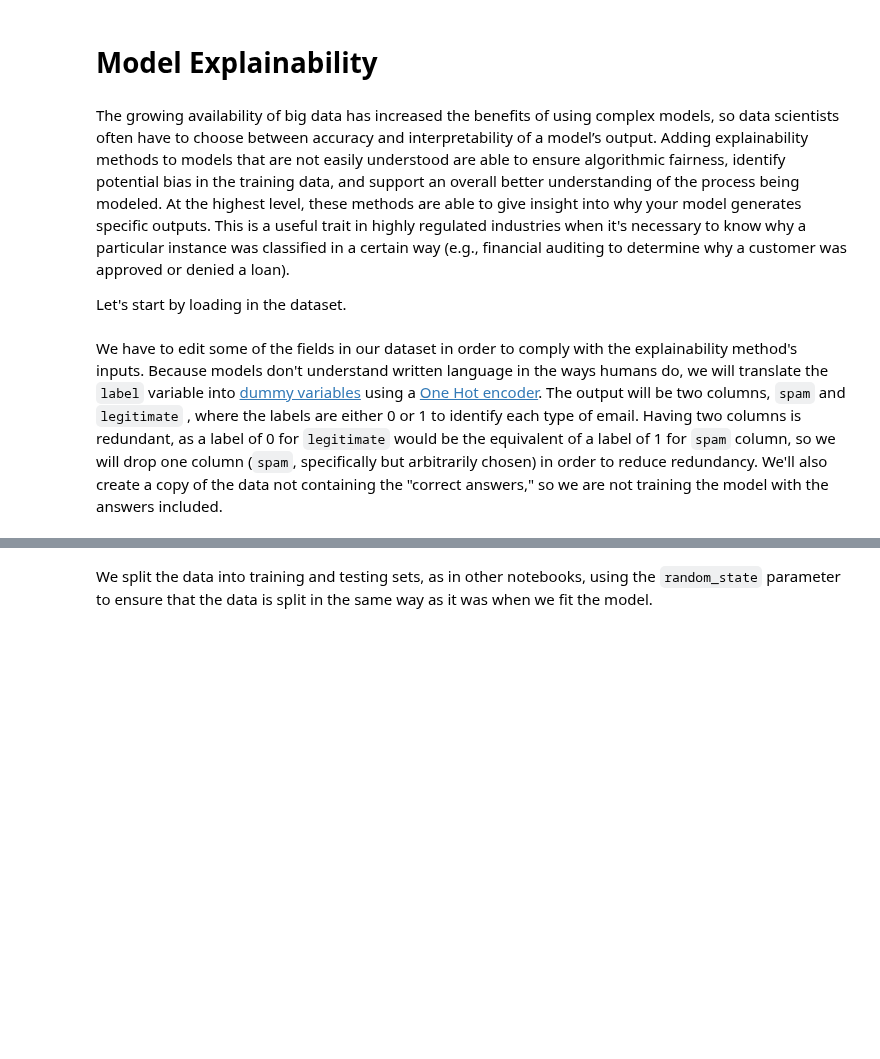
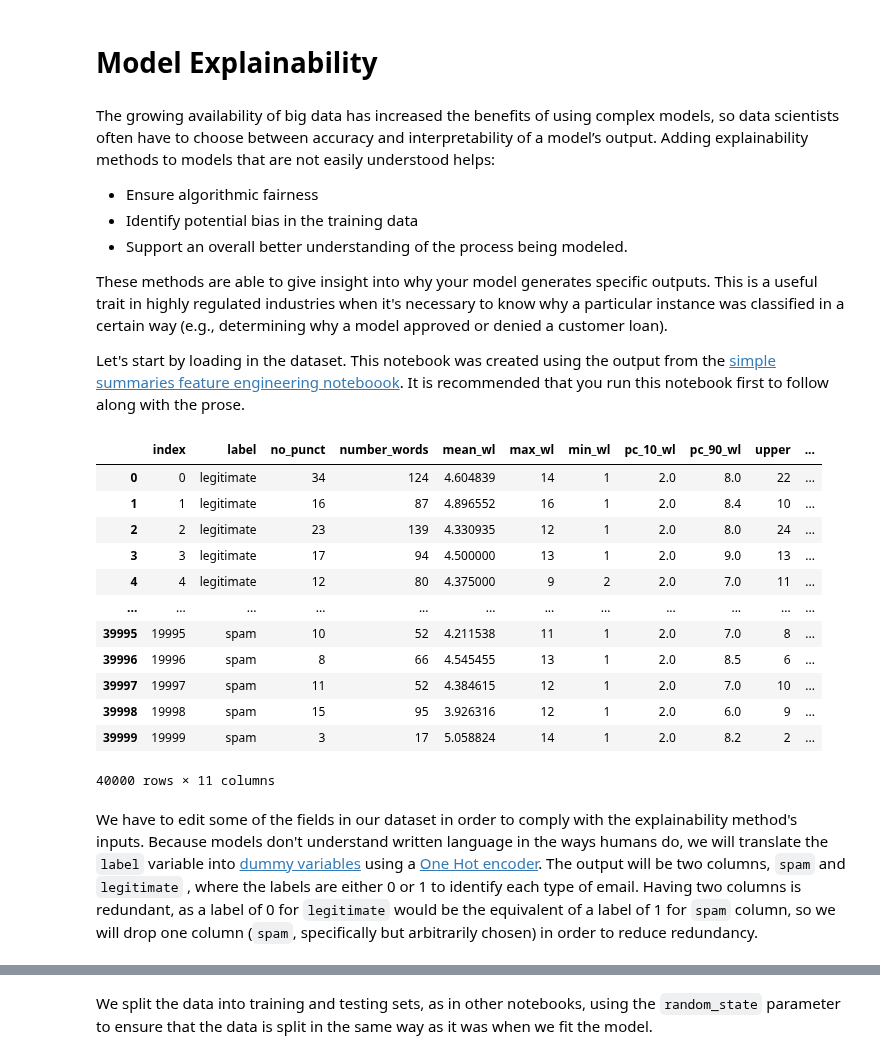
Before and after one commit to willb/openshift-ml-workflows-workshop, a Jupyter notebook: source/08-explainability.ipynb, the cells around one changed output, grey strips where cells are left out. Drawn from its saved outputs; the diff is of its cells as text; code cells hidden in the pictures; blank space fills up the shorter version.

```diff
--- a/source/08-explainability.ipynb
+++ b/source/08-explainability.ipynb
@@ -1,14 +1,35 @@
 # %% [markdown]
 # Model Explainability
 # %% [markdown]
-The growing availability of big data has increased the benefits of using complex models, so data scientists often have to choose between accuracy and interpretability of a model’s output. Adding explainability methods to models that are not easily understood are able to ensure algorithmic fairness, identify potential bias in the training data, and support an overall better understanding of the process being modeled. At the highest level, these methods are able to give insight into why your model generates specific outputs. This is a useful trait in highly regulated industries when it's necessary to know why a particular instance was classified in a certain way (e.g., financial auditing to determine why a customer was approved or denied a loan).
+The growing availability of big data has increased the benefits of using complex models, so data scientists often have to choose between accuracy and interpretability of a model’s output. Adding explainability methods to models that are not easily understood helps:
+- Ensure algorithmic fairness
+- Identify potential bias in the training data
+- Support an overall better understanding of the process being modeled.
 
-Let's start by loading in the dataset.
+These methods are able to give insight into why your model generates specific outputs. This is a useful trait in highly regulated industries when it's necessary to know why a particular instance was classified in a certain way (e.g., determining why a model approved or denied a customer loan).
+
+Let's start by loading in the dataset. This notebook was created using the output from the [simple summaries feature engineering noteboook](03-feature-engineering-summaries.ipynb). It is recommended that you run this notebook first to follow along with the prose.
 # %%
 import pandas as pd
 import os.path
+from sklearn import model_selection
 
-feats = pd.read_parquet(os.path.join("data", "features.parquet"))
+df = pd.read_parquet(os.path.join("data", "features.parquet"))
+df
+# %% [output]
+|  | index | label | no_punct | number_words | mean_wl | max_wl | min_wl | pc_10_wl | pc_90_wl | upper | ... |
+| 0 | 0 | legitimate | 34 | 124 | 4.604839 | 14 | 1 | 2.0 | 8.0 | 22 | ... |
+| 1 | 1 | legitimate | 16 | 87 | 4.896552 | 16 | 1 | 2.0 | 8.4 | 10 | ... |
+| 2 | 2 | legitimate | 23 | 139 | 4.330935 | 12 | 1 | 2.0 | 8.0 | 24 | ... |
+| 3 | 3 | legitimate | 17 | 94 | 4.500000 | 13 | 1 | 2.0 | 9.0 | 13 | ... |
+| 4 | 4 | legitimate | 12 | 80 | 4.375000 | 9 | 2 | 2.0 | 7.0 | 11 | ... |
+| ... | ... | ... | ... | ... | ... | ... | ... | ... | ... | ... | ... |
+| 39995 | 19995 | spam | 10 | 52 | 4.211538 | 11 | 1 | 2.0 | 7.0 | 8 | ... |
+| 39996 | 19996 | spam | 8 | 66 | 4.545455 | 13 | 1 | 2.0 | 8.5 | 6 | ... |
+| 39997 | 19997 | spam | 11 | 52 | 4.384615 | 12 | 1 | 2.0 | 7.0 | 10 | ... |
+| 39998 | 19998 | spam | 15 | 95 | 3.926316 | 12 | 1 | 2.0 | 6.0 | 9 | ... |
+| 39999 | 19999 | spam | 3 | 17 | 5.058824 | 14 | 1 | 2.0 | 8.2 | 2 | ... |
+40000 rows × 11 columns
 # %% [markdown]
-We have to edit some of the fields in our dataset in order to comply with the explainability method's inputs. Because models don't understand written language in the ways humans do, we will translate the `label` variable into [dummy variables](https://en.wikipedia.org/wiki/Dummy_variable_(statistics)) using a [One Hot encoder](https://en.wikipedia.org/wiki/One-hot). The output will be two columns, `spam` and `legitimate` , where the labels are either 0 or 1 to identify each type of email. Having two columns is redundant, as a label of 0 for `legitimate` would be the equivalent of a label of 1 for `spam` column, so we will drop one column (`spam`, specifically but arbitrarily chosen) in order to reduce redundancy. We'll also create a copy of the data not containing the "correct answers," so we are not training the model with the answers included.
+We have to edit some of the fields in our dataset in order to comply with the explainability method's inputs. Because models don't understand written language in the ways humans do, we will translate the `label` variable into [dummy variables](https://en.wikipedia.org/wiki/Dummy_variable_(statistics)) using a [One Hot encoder](https://en.wikipedia.org/wiki/One-hot). The output will be two columns, `spam` and `legitimate` , where the labels are either 0 or 1 to identify each type of email. Having two columns is redundant, as a label of 0 for `legitimate` would be the equivalent of a label of 1 for `spam` column, so we will drop one column (`spam`, specifically but arbitrarily chosen) in order to reduce redundancy.
 # %%
```
Also changed, not shown: parts of 23 cells of this notebook.
